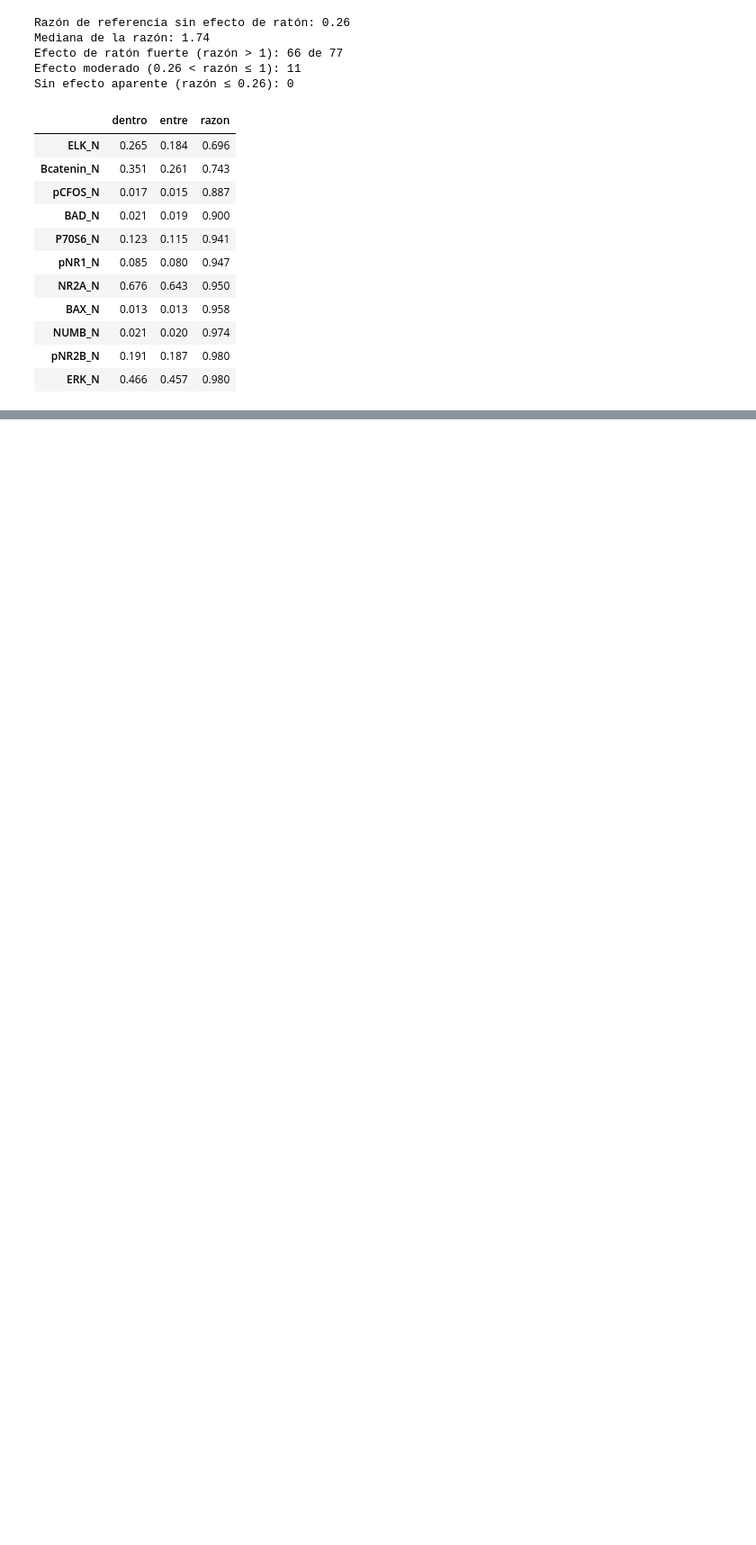
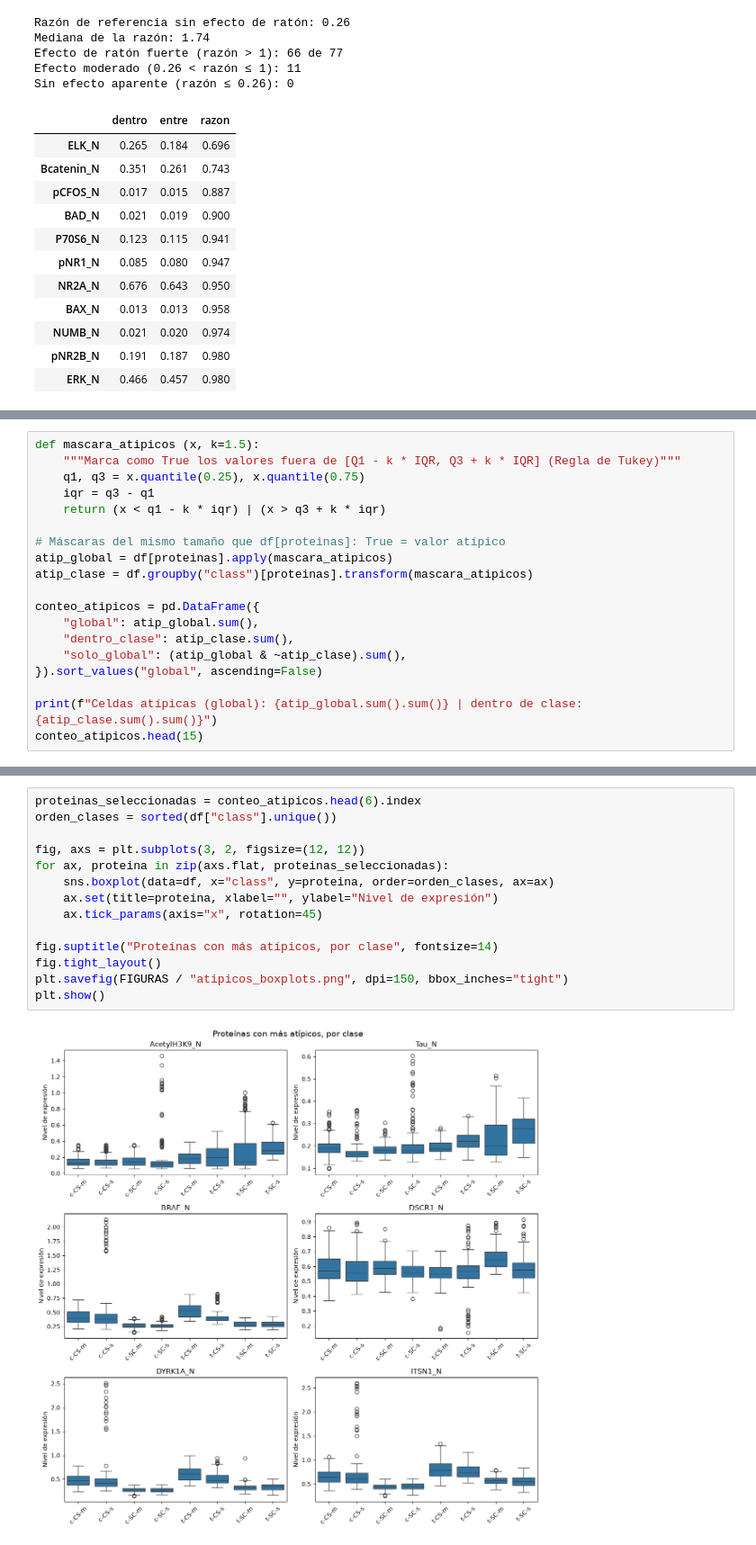
Before and after one commit to Juanhv24/mice-supervisado, a Jupyter notebook: notebooks/01_eda.ipynb, the cells around one changed output, grey strips where cells are left out. Shown at 90% size. Saved outputs shown, nothing was run; the diff lists cells and outputs as text; blank space fills up the shorter version.

```diff
--- a/notebooks/01_eda.ipynb
+++ b/notebooks/01_eda.ipynb
@@ -324,0 +506,19 @@ Sin efecto aparente (razón ≤ 0.26): 0
+# %%
+def mascara_atipicos (x, k=1.5):
+    """Marca como True los valores fuera de [Q1 - k * IQR, Q3 + k * IQR] (Regla de Tukey)"""
+    q1, q3 = x.quantile(0.25), x.quantile(0.75)
+    iqr = q3 - q1
+    return (x < q1 - k * iqr) | (x > q3 + k * iqr)
+
+# Máscaras del mismo tamaño que df[proteinas]: True = valor atípico
+atip_global = df[proteinas].apply(mascara_atipicos)
+atip_clase = df.groupby("class")[proteinas].transform(mascara_atipicos)
+
+conteo_atipicos = pd.DataFrame({
+    "global": atip_global.sum(),
+    "dentro_clase": atip_clase.sum(),
+    "solo_global": (atip_global & ~atip_clase).sum(),
+}).sort_values("global", ascending=False)
+
+print(f"Celdas atípicas (global): {atip_global.sum().sum()} | dentro de clase: {atip_clase.sum().sum()}")
+conteo_atipicos.head(15)
@@ -324,0 +545,16 @@ Sin efecto aparente (razón ≤ 0.26): 0
+# %%
+proteinas_seleccionadas = conteo_atipicos.head(6).index
+orden_clases = sorted(df["class"].unique())
+
+fig, axs = plt.subplots(3, 2, figsize=(12, 12))
+for ax, proteina in zip(axs.flat, proteinas_seleccionadas):
+    sns.boxplot(data=df, x="class", y=proteina, order=orden_clases, ax=ax)
+    ax.set(title=proteina, xlabel="", ylabel="Nivel de expresión")
+    ax.tick_params(axis="x", rotation=45)
+
+fig.suptitle("Proteínas con más atípicos, por clase", fontsize=14)
+fig.tight_layout()
+plt.savefig(FIGURAS / "atipicos_boxplots.png", dpi=150, bbox_inches="tight")
+plt.show()
+# %% [output]
+[figure, added]
```
Also changed, not shown: parts of 35 cells of this notebook, 5 other files.
